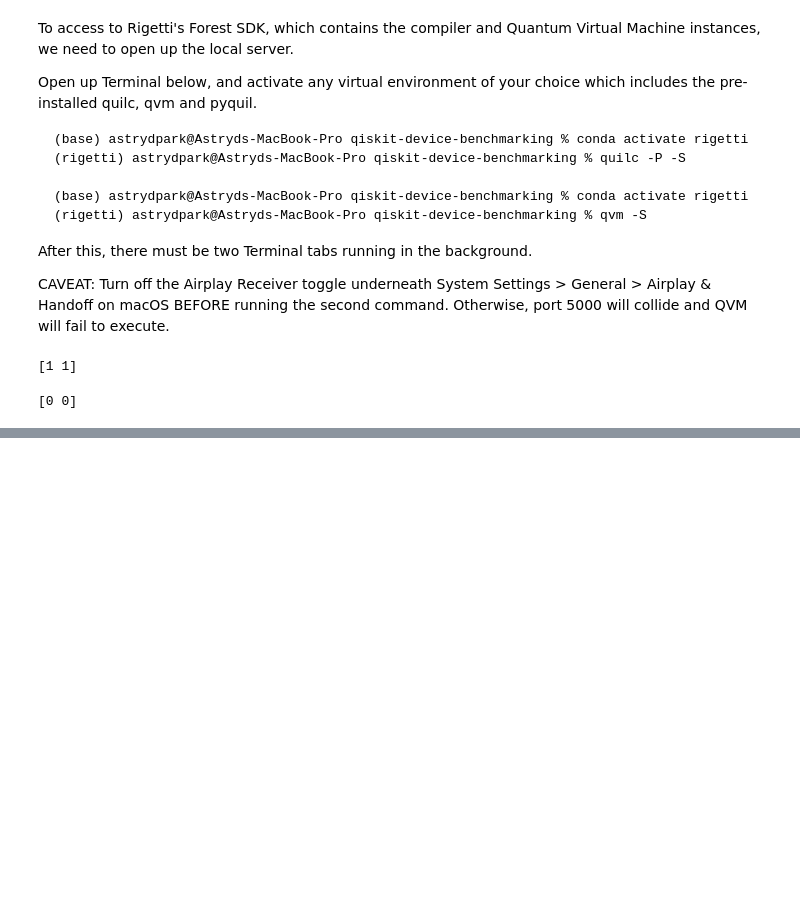
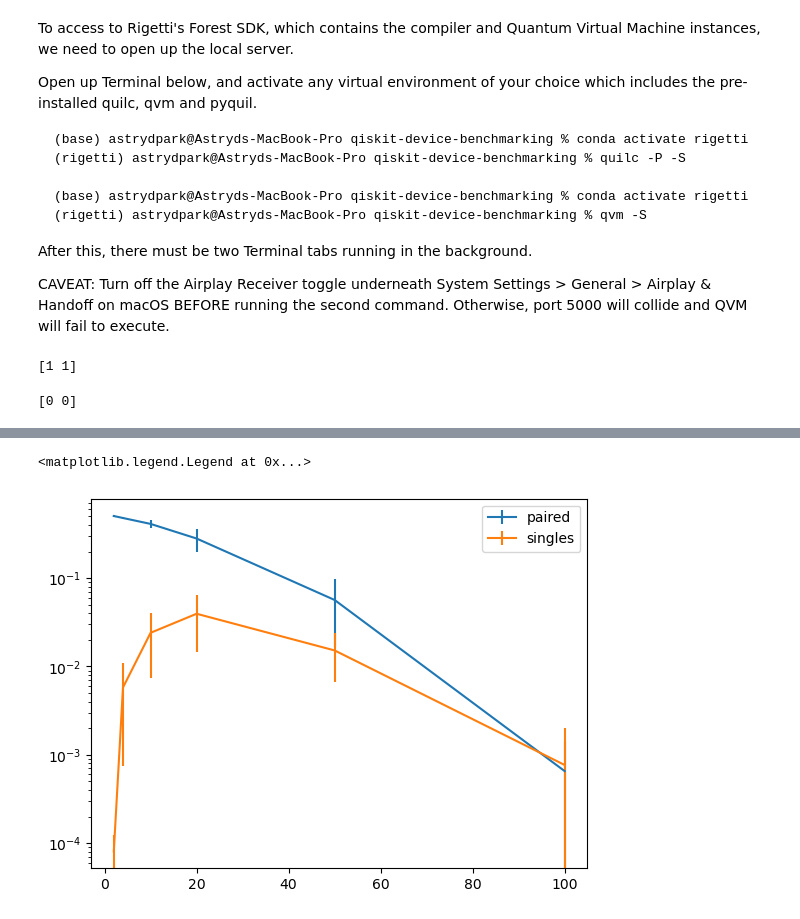
Before and after one commit to moth-quantum/qiskit-device-benchmarking, a Jupyter notebook: mirror_qa_topo.ipynb, the cells around one changed output, grey strips where cells are left out. Saved outputs shown, nothing was run; the diff lists cells and outputs as text; code cells hidden in the pictures; blank space fills up the shorter version.

```diff
--- a/mirror_qa_topo.ipynb
+++ b/mirror_qa_topo.ipynb
@@ -45,0 +188,27 @@ print(result[1])
+# %%
+# Mutual Intormation calculated by QuantumAwesomeness class
+
+qa = QuantumAwesomeness(exp.backend.coupling_map)
+# %%
+mi = qa.mutual_info(rb_data.data())
+
+mmi = qa.mean_mutual_info(rb_data.data(), exp._pairs)
+
+ys = [[[] for _ in range(6)] for _ in range(2)]
+yerrs = [[], []]
+
+for p, pairtype in enumerate(["paired", "singles"]):
+    for j, m in enumerate(mmi[pairtype]):
+        if m is not np.nan:
+            ys[p][j % 6].append(m)
+    for j in range(6):
+        yerrs[p].append(np.std(ys[p][j]))
+        ys[p][j] = np.mean(ys[p][j])
+
+plt.errorbar(lengths, ys[0], yerr=yerrs[0], label="paired")
+plt.errorbar(lengths, ys[1], yerr=yerrs[1], label="singles")
+plt.yscale("log")
+plt.legend()
+# %% [output]
+<matplotlib.legend.Legend at 0x...>
+[figure, added]
```
Also changed, not shown: parts of 14 cells of this notebook, 1 other file.
